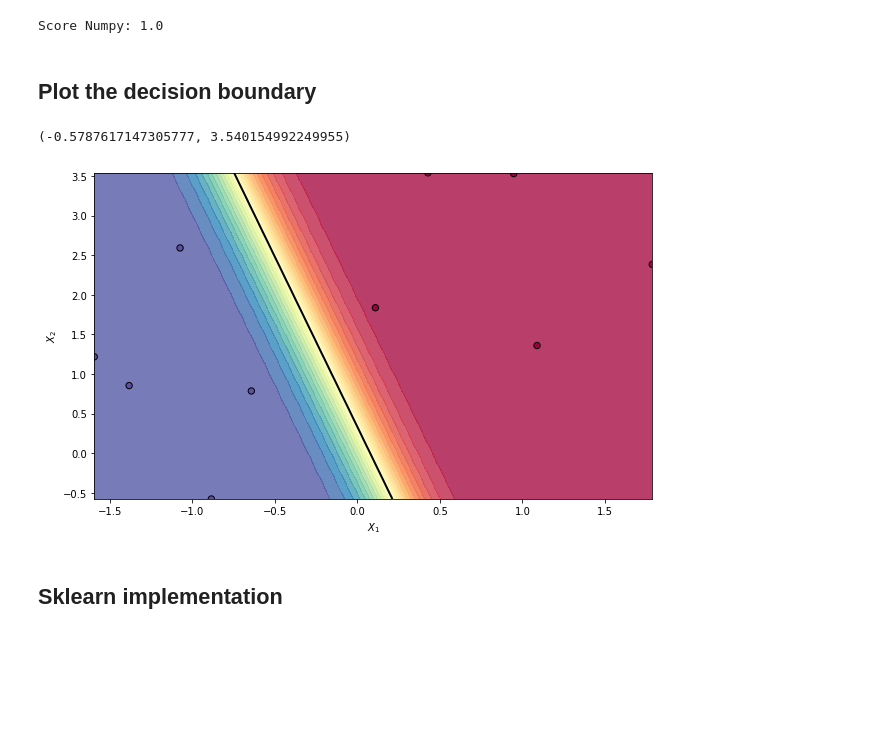
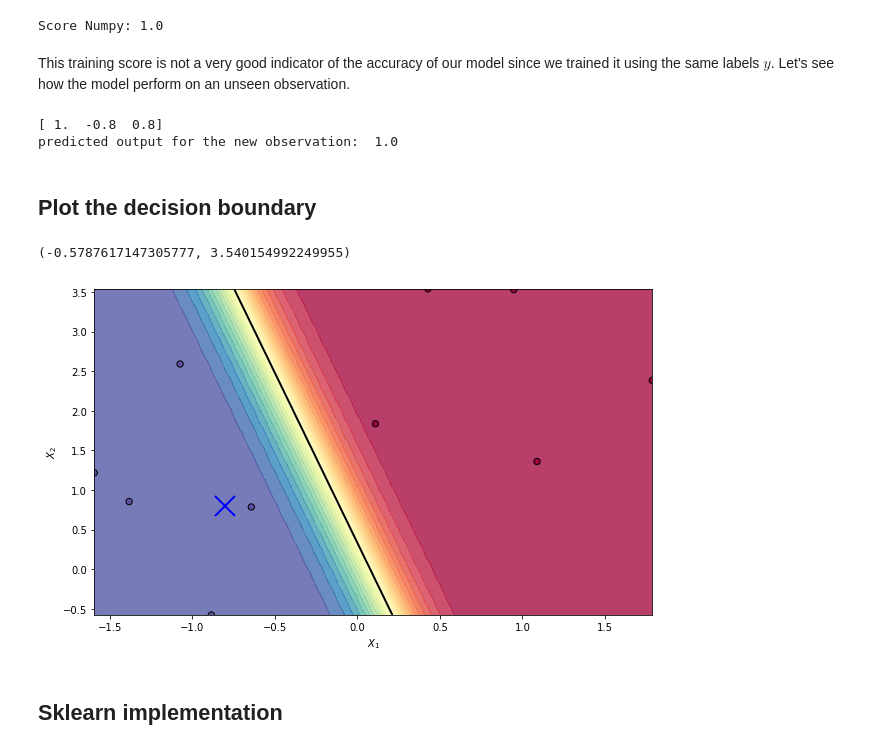
Before and after one commit to PierreExeter/logistic-regression-from-scratch, a Jupyter notebook: logistic_regression_from_scratch.ipynb, the cells around one changed output. Saved outputs shown, nothing was run; the diff lists cells and outputs as text; code cells hidden in the pictures; blank space fills up the shorter version.

```diff
--- a/logistic_regression_from_scratch.ipynb
+++ b/logistic_regression_from_scratch.ipynb
@@ -209,35 +210,46 @@ score_numpy = (preds == y).mean()
 print('Score Numpy: {}'.format(score_numpy))
 # %% [output]
 Score Numpy: 1.0
+# %% [markdown]
+This training score is not a very good indicator of the accuracy of our model since we trained it using the same labels $y$. Let's see how the model perform on an unseen observation.
+# %%
+new_x = np.array([1, -0.8, 0.8])   # new observation (-0.8, 0.8)  with an intercept of 1
+print(new_x)
+preds_prob_new_x = calc_h(new_x, theta).round()
+print("predicted output for the new observation: ", preds_prob_new_x)
+# %% [output]
+[ 1.  -0.8  0.8]
+predicted output for the new observation:  1.0
 # %% [markdown]
 ## Plot the decision boundary
 # %%
 plt.figure(figsize=(10, 6))
 
 # define 2d grid
 x1_min, x1_max = X[:,0].min(), X[:,0].max(),
 x2_min, x2_max = X[:,1].min(), X[:,1].max(),
 xx1, xx2 = np.meshgrid(np.linspace(x1_min, x1_max), np.linspace(x2_min, x2_max))
 grid = np.c_[xx1.ravel(), xx2.ravel()]
 
 # make predictions on the grid
 grid = add_intercept(grid)
 probs = calc_h(grid, theta)
 probs = probs.reshape(xx1.shape)
 
 # plot contours
 ax = plt.gca()
 plt.contourf(xx1, xx2, probs, levels=25, cmap=plt.cm.Spectral, alpha=0.8)
 plt.contour(xx1, xx2, probs, [0.5], linewidths=2, colors='black') # decision boundary at 0.5
 plt.scatter(X[:, 0], X[:, 1], c=y.ravel(), s=40, cmap=plt.cm.Spectral, edgecolors='black')
+plt.plot(-0.8, 0.8, 'bx', markersize=20, markeredgewidth=2)  # new observation correctly classified as 1 (blue)
 
 plt.xlabel("$X_1$")
 plt.ylabel("$X_2$")
 ax.set_xlim([x1_min, x1_max])
 ax.set_ylim([x2_min, x2_max])
 # %% [output]
 (-0.5787617147305777, 3.540154992249955)
-[figure, old version]
+[figure, new version]
 # %% [markdown]
 ## Sklearn implementation
 # %% [markdown]
```
Also changed, not shown: parts of 1 cell of this notebook.
